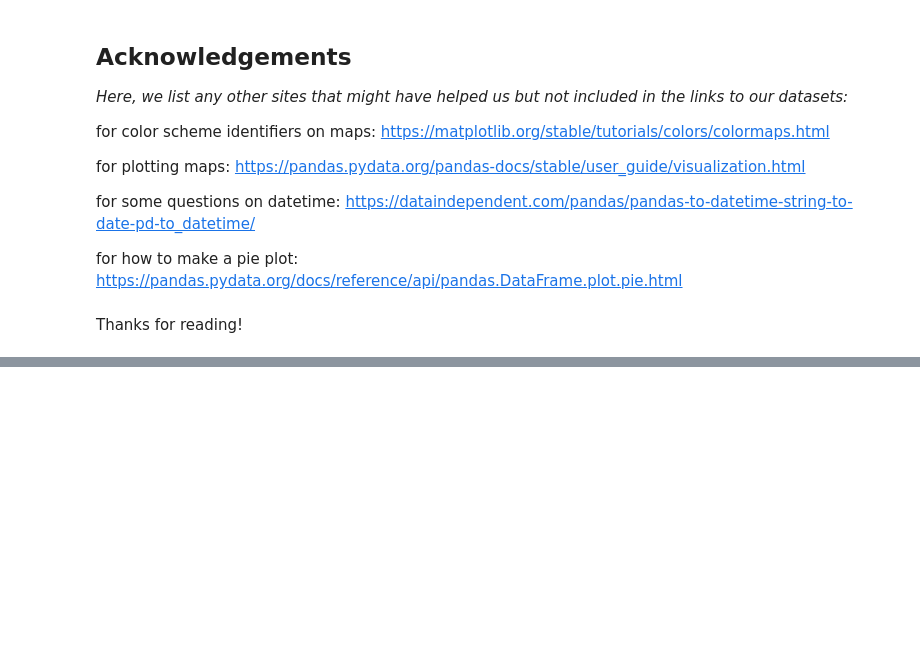
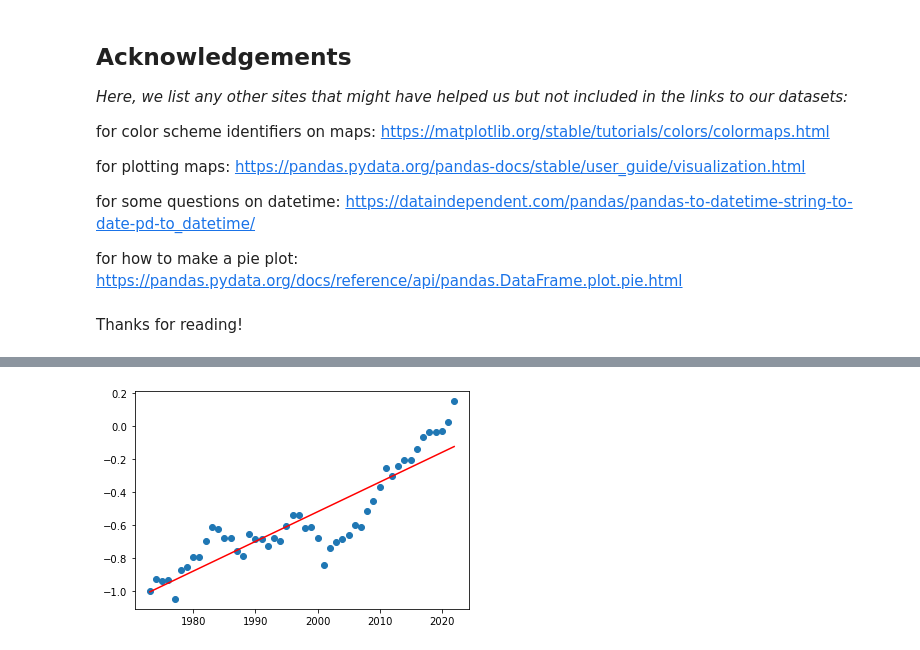
Before and after one commit to akkij26/info_2950, a Jupyter notebook: Phase_2_final.ipynb, the cells around one changed output, grey strips where cells are left out. Cells and saved outputs as stored; diff of their text form; code cells hidden in the pictures; blank space fills up the shorter version.

```diff
--- a/Phase_2_final.ipynb
+++ b/Phase_2_final.ipynb
@@ -362,0 +403,11 @@ Thanks for reading!
+# %%
+new_y = np.log(y)
+annual_df['new_vals'] = new_y
+lin_model = LinearRegression().fit(annual_df[['year']], annual_df['new_vals'])
+predictions = lin_model.predict(annual_df[['year']])
+
+plt.scatter(x, new_y)
+plt.plot(x, predictions, c="red")
+plt.show()
+# %% [output]
+[figure, added]
```
Also changed, not shown: parts of 4 cells of this notebook.
